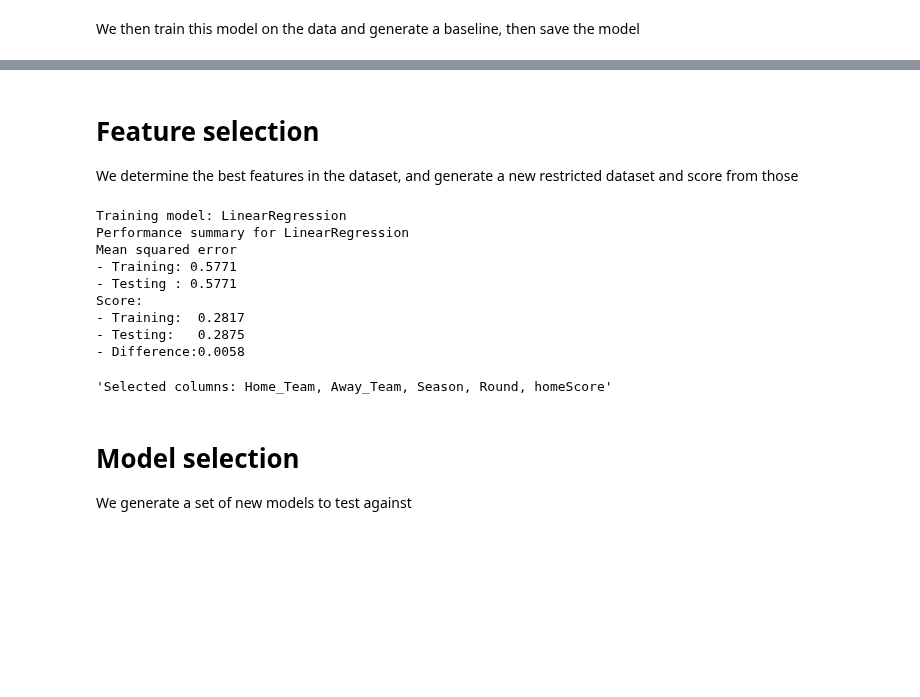
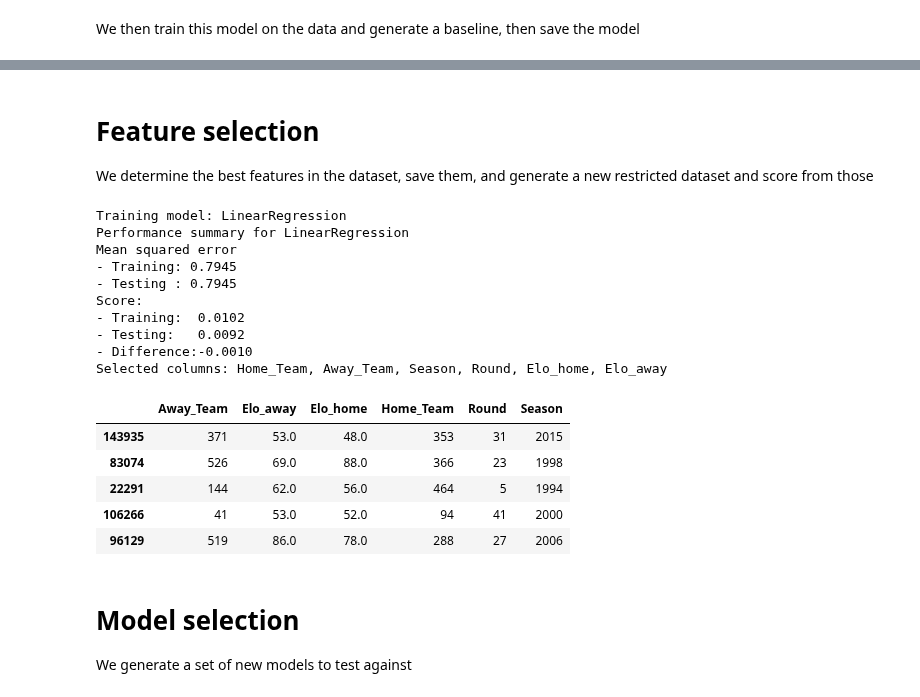
Before and after one commit to SK1Y101/Data_Science_Project, a Jupyter notebook: src/model_explained.ipynb, the cells around one changed output, grey strips where cells are left out. Drawn from its saved outputs; the diff is of its cells as text; code cells hidden in the pictures; blank space fills up the shorter version.

```diff
--- a/src/model_explained.ipynb
+++ b/src/model_explained.ipynb
@@ -53,24 +43,34 @@ Score:
 # %% [markdown]
 # Feature selection
 
-We determine the best features in the dataset, and generate a new restricted dataset and score from those
+We determine the best features in the dataset, save them, and generate a new restricted dataset and score from those
 # %%
-ntrainData, ntestData, ncols, nfeat = models.selectFeatures(trainData, testData, cols, 5)
+ntrainData, ntestData, ncols, nfeat = models.selectFeatures(trainData, testData, cols, 6)
+
+import numpy as np
+np.save("selectedFeatures.npy", ncols)
 
 base2 = models.trainAndScore(sMod, ntrainData, ntestData)
 
-f"Selected columns: {', '.join(ncols)}"
+print(f"Selected columns: {', '.join(ncols)}")
+ntrainData["x"].head()
 # %% [output]
 Training model: LinearRegression
 Performance summary for LinearRegression
 Mean squared error
-- Training: 0.5771
-- Testing : 0.5771
+- Training: 0.7945
+- Testing : 0.7945
 Score:
-- Training:  0.2817
-- Testing:   0.2875
-- Difference:0.0058
+- Training:  0.0102
+- Testing:   0.0092
+- Difference:-0.0010
+Selected columns: Home_Team, Away_Team, Season, Round, Elo_home, Elo_away
-'Selected columns: Home_Team, Away_Team, Season, Round, homeScore'
+|  | Away_Team | Elo_away | Elo_home | Home_Team | Round | Season |
+| 143935 | 371 | 53.0 | 48.0 | 353 | 31 | 2015 |
+| 83074 | 526 | 69.0 | 88.0 | 366 | 23 | 1998 |
+| 22291 | 144 | 62.0 | 56.0 | 464 | 5 | 1994 |
+| 106266 | 41 | 53.0 | 52.0 | 94 | 41 | 2000 |
+| 96129 | 519 | 86.0 | 78.0 | 288 | 27 | 2006 |
 # %% [markdown]
 # Model selection
 
```
Also changed, not shown: parts of 5 cells of this notebook, 8 other files.
